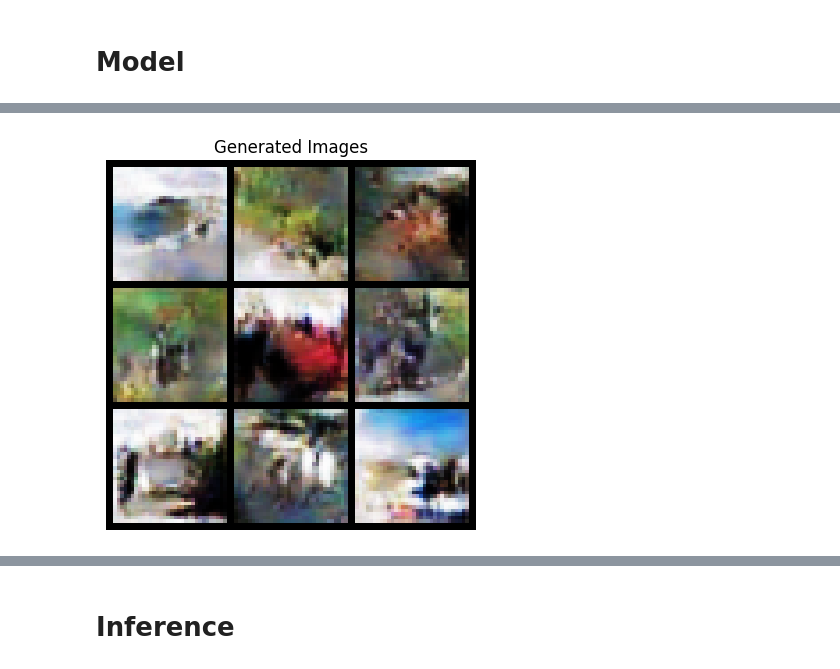
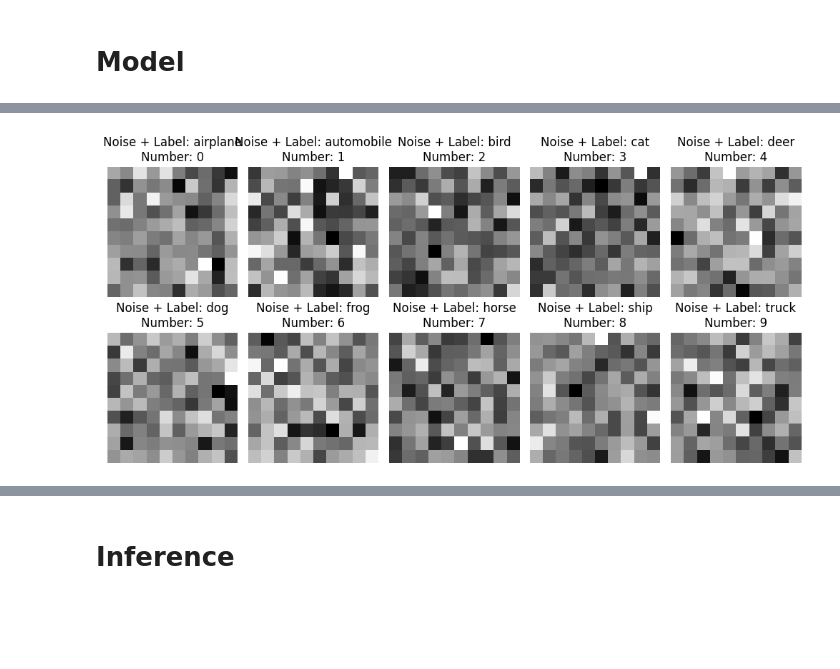
Before and after one commit to finn-sharp/Generative_Adversarial_Networks, a Jupyter notebook: trainer.ipynb, the cells around one changed output, grey strips where cells are left out. Drawn from its saved outputs; the diff is of its cells as text; code cells hidden in the pictures; blank space fills up the shorter version.

Commit message:
feat - Encapsulation & Refacoring the code has been modularized for template application, and experiments have been conducted up to 100 epochs. #1

```diff
--- a/trainer.ipynb
+++ b/trainer.ipynb
@@ -8,13 +121,4 @@
 # %%
-import torch
-import torch.nn as nn
-import torch.optim as optim
-import torchvision
-from torchvision import datasets, transforms
-from torch.utils.data import DataLoader
-import matplotlib.pyplot as plt
-import torchvision.utils as vutils
-
 # Generator 클래스 정의
 class Generator(nn.Module):
     """
@@ -95,14 +199,36 @@ def load_data(batch_size=64):
     dataloader = DataLoader(cifar10, batch_size=batch_size, shuffle=True)
     return dataloader
 
-# 학습 함수 모듈
-def train_model(generator, critic, dataloader, optimizer_G, optimizer_C, n_epochs, n_critic, clip_value, device):
+import os
+import torch
+
+
+
+# 이미지 생성 및 결과 시각화
+def show_generated_images(generator, latent_dim, num_classes, device):
+    """
+    학습된 Generator를 사용하여 이미지를 생성하고 시각화합니다.
+    """
+    z = torch.randn(9, latent_dim).to(device)  # 랜덤 노이즈 생성
+    labels = torch.randint(0, num_classes, (9,)).to(device)  # 랜덤 레이블 생성
+    with torch.no_grad():
+        gen_imgs = generator(z, labels)
+        gen_imgs = (gen_imgs * 0.5) + 0.5  # [-1, 1]에서 [0, 1]로 변환
+        grid = vutils.make_grid(gen_imgs, nrow=3)
+        plt.imshow(grid.permute(1, 2, 0).cpu().numpy())
+        plt.title("Generated Images")
+        plt.axis("off")
+        plt.show()
+
+def train_model(generator, critic, dataloader, optimizer_G, optimizer_C, num_epochs, n_critic, clip_value, device, start_epoch=1):
     """
     Generator와 Critic을 학습시키는 함수입니다.
     - n_critic: Critic을 몇 번 학습시킬지 결정하는 값
     - clip_value: WGAN에서 가중치를 클리핑할 때 사용하는 값
+    - start_epoch: 학습을 시작할 epoch (가중치 파일이 있을 때만 적용)
     """
-    for epoch in range(n_epochs):
+    # 학습을 시작할 epoch부터 시작
+    for epoch in range(start_epoch, num_epochs + 1):
         for i, (imgs, labels) in enumerate(dataloader):
             imgs, labels = imgs.to(device), labels.to(device)
 
@@ -129,34 +255,18 @@ def train_model(generator, critic, dataloader, optimizer_G, optimizer_C, n_epoch
                 generator_loss.backward()
                 optimizer_G.step()
 
-        print(f"[Epoch {epoch+1}/{n_epochs}] [C Loss: {critic_loss.item():.4f}] [G Loss: {generator_loss.item():.4f}]")
+        print(f"[Epoch {epoch}/{num_epochs}] [C Loss: {critic_loss.item():.4f}] [G Loss: {generator_loss.item():.4f}]")
 
-# 이미지 생성 및 결과 시각화
-def show_generated_images(generator, latent_dim, num_classes, device):
-    """
-    학습된 Generator를 사용하여 이미지를 생성하고 시각화합니다.
-    """
-    z = torch.randn(9, latent_dim).to(device)  # 랜덤 노이즈 생성
-    labels = torch.randint(0, num_classes, (9,)).to(device)  # 랜덤 레이블 생성
-    with torch.no_grad():
-        gen_imgs = generator(z, labels)
-        gen_imgs = (gen_imgs * 0.5) + 0.5  # [-1, 1]에서 [0, 1]로 변환
-        grid = vutils.make_grid(gen_imgs, nrow=3)
-        plt.imshow(grid.permute(1, 2, 0).cpu().numpy())
-        plt.title("Generated Images")
-        plt.axis("off")
-        plt.show()
+        # 10 epoch마다 모델 가중치 저장
+        if epoch % 10 == 0:
+            epoch_path = save_model_weights(generator, critic, epoch)
+            print(f"모델 가중치를 {epoch_path}에 저장했습니다.")
 
-# 하이퍼파라미터 설정
-latent_dim = 100
-num_classes = 10
-img_size = 32
-batch_size = 64
-n_epochs = 50
-n_critic = 5
-clip_value = 0.01
-lr = 0.00005
-device = torch.device("cuda" if torch.cuda.is_available() else "cpu")
+            # 학습된 모델을 통해 노이즈 벡터와 생성된 이미지 시각화
+            show_noise_and_generated_images(generator)
+
+
+
 
 # 모델 초기화
 generator = Generator(latent_dim, num_classes, img_size).to(device)
@@ -169,10 +279,18 @@ optimizer_C = optim.RMSprop(critic.parameters(), lr=lr)
 # 데이터 로딩
 dataloader = load_data(batch_size)
 
-# 모델 학습
-train_model(generator, critic, dataloader, optimizer_G, optimizer_C, n_epochs, n_critic, clip_value, device)
+# 파일이 존재하면 가중치를 불러오고, 그렇지 않으면 첫 번째 epoch부터 학습 시작
+if os.path.exists(path):
+    # 저장된 모델의 가중치를 불러오기
+    last_epoch = load_model_weights(generator, critic, path)
+    start_epoch = last_epoch + 1 if last_epoch < num_epochs else num_epochs
+    print(f"가중치 파일을 불러왔습니다. {start_epoch}번째 epoch부터 학습을 시작합니다.")
+else:
+    start_epoch = 1  # 가중치 파일이 없으면 첫 번째 epoch부터 시작
+    print("가중치 파일이 존재하지 않으므로 첫 번째 epoch부터 학습을 시작합니다.")
 
-# 학습된 모델을 사용하여 이미지 생성 및 시각화
-show_generated_images(generator, latent_dim, num_classes, device)
+# 훈련하기
+device = torch.device("cuda" if torch.cuda.is_available() else "cpu")
+train_model(generator, critic, dataloader, optimizer_G, optimizer_C, num_epochs, n_critic, clip_value, device, start_epoch)
 # %% [output]
 Files already downloaded and verified
@@ -189 +301 @@ Files already downloaded and verified
-[figure, old version]
+[figure, new version]
```
Also changed, not shown: parts of 12 cells of this notebook, 9 other files.
